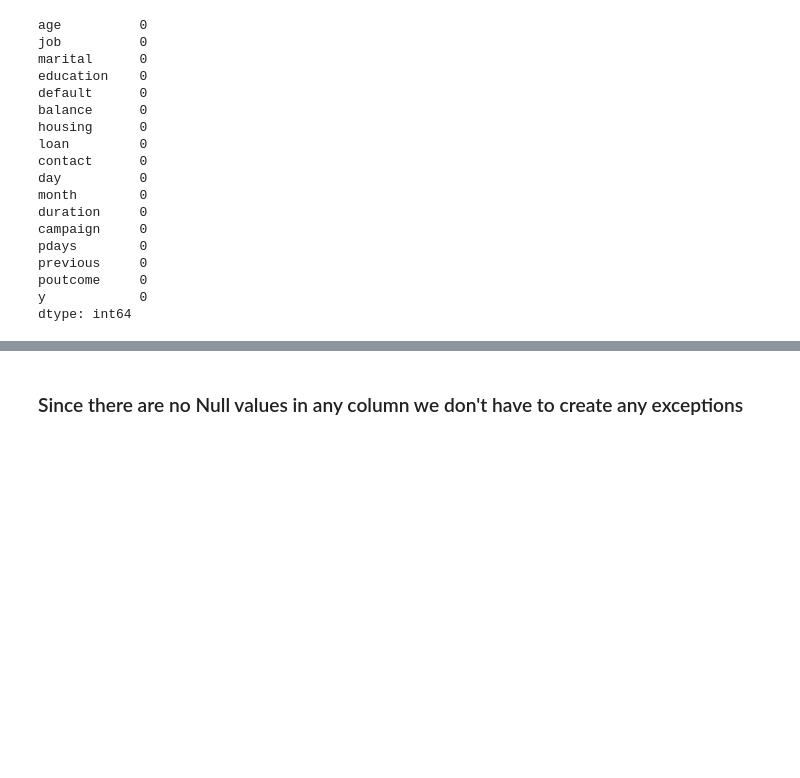
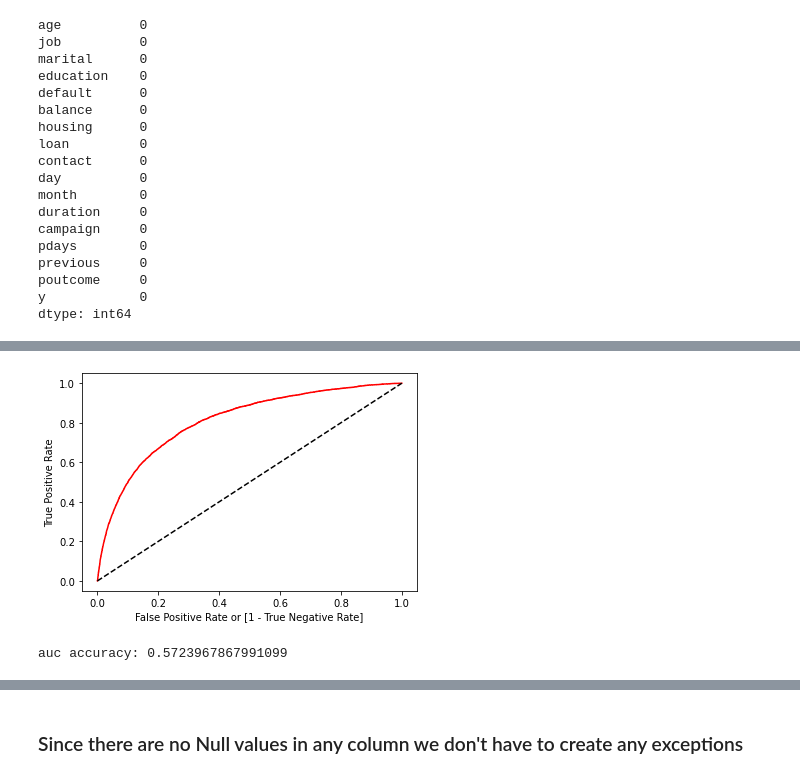
Before and after one commit to RajeshMahadevappa/DataScience-Exercise, a Jupyter notebook: Logistic Regression/Bank_data.ipynb, the cells around one changed output, grey strips where cells are left out. Cells and saved outputs as stored; diff of their text form; code cells hidden in the pictures; blank space fills up the shorter version.

```diff
--- a/Logistic Regression/Bank_data.ipynb
+++ b/Logistic Regression/Bank_data.ipynb
@@ -192,0 +280,12 @@ dtype: int64
+# %%
+plt.plot(fpr,tpr,color='red',label='logit model(area  = %0.2f)'%auc)
+plt.plot([0,1],[0,1],'k--')
+plt.xlabel('False Positive Rate or [1 - True Negative Rate]')
+plt.ylabel('True Positive Rate')
+plt.show()
+# %% [output]
+[figure, added]
+# %%
+print('auc accuracy:',auc)
+# %% [output]
+auc accuracy: 0.5723967867991099
```
Also changed, not shown: parts of 10 cells of this notebook.
